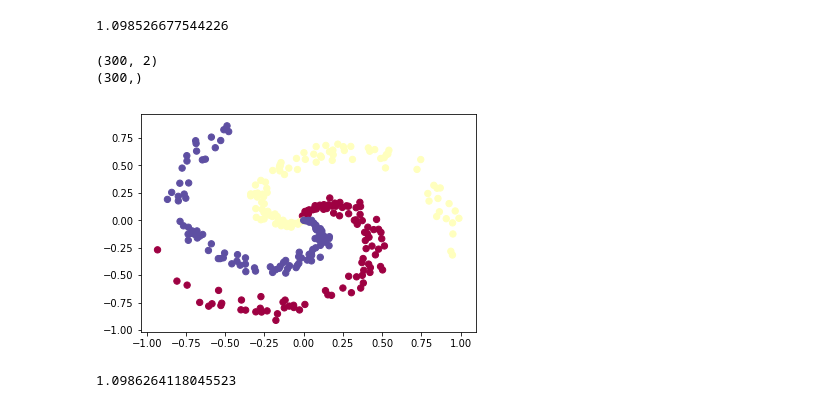
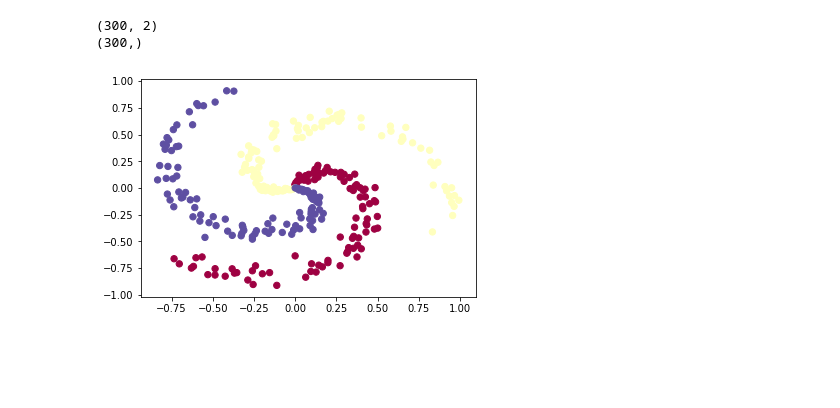
Before and after one commit to wd15/fastai-nix-install, a Jupyter notebook: funcnn.ipynb, the cells around one changed output. Saved outputs shown, nothing was run; the diff lists cells and outputs as text; code cells hidden in the pictures; blank space fills up the shorter version.

```diff
--- a/funcnn.ipynb
+++ b/funcnn.ipynb
@@ -186,54 +205,24 @@ def init_weights(shapes):
-# %%
-Nsample = 10
-Nfeature = 20
-N0 = 15
-Nclass = 3
-reg = 1e-3
-
-expected = np.random.choice(np.arange(Nclass), size=(Nsample,))
-inputs = 2 * np.random.random((Nsample, Nfeature)) - 1
-weights = init_weights((Nfeature, N0, Nclass))
-
-loss_ = calc_layers(inputs, expected, weights, reg)
-print(loss_)
-# %% [output]
-1.098526677544226
 # %%
 def get_data():
     N = 100 # number of points per class
     D = 2 # dimensionality
     K = 3 # number of classes
     X = np.zeros((N*K,D)) # data matrix (each row = single example)
     y = np.zeros(N*K, dtype='uint8') # class labels
     for j in range(K):
       ix = range(N*j,N*(j+1))
       r = np.linspace(0.0,1,N) # radius
       t = np.linspace(j*4,(j+1)*4,N) + np.random.randn(N)*0.2 # theta
       X[ix] = np.c_[r*np.sin(t), r*np.cos(t)]
       y[ix] = j
     return X, y
 
-x, y = get_data()
-print(x.shape)
-print(y.shape)
-plt.scatter(x[:, 0], x[:, 1], c=y, s=40, cmap=plt.cm.Spectral)
+Xdata, ydata = get_data()
+print(Xdata.shape)
+print(ydata.shape)
+plt.scatter(Xdata[:, 0], Xdata[:, 1], c=ydata, s=40, cmap=plt.cm.Spectral)
 plt.show()
 # %% [output]
 (300, 2)
 (300,)
-[figure, old version]
+[figure, new version]
-# %%
-Nsample = 300
-Nfeature = 2
-N0 = 10
-Nclass = 3
-reg = 1e-3
-
-expected = y
-inputs = x
-weights = init_weights((Nfeature, N0, Nclass))
-
-loss_ = calc_layers(inputs, expected, weights, reg)
-print(loss_)
-# %% [output]
-1.0986264118045523
```
Also changed, not shown: parts of 15 cells of this notebook.
